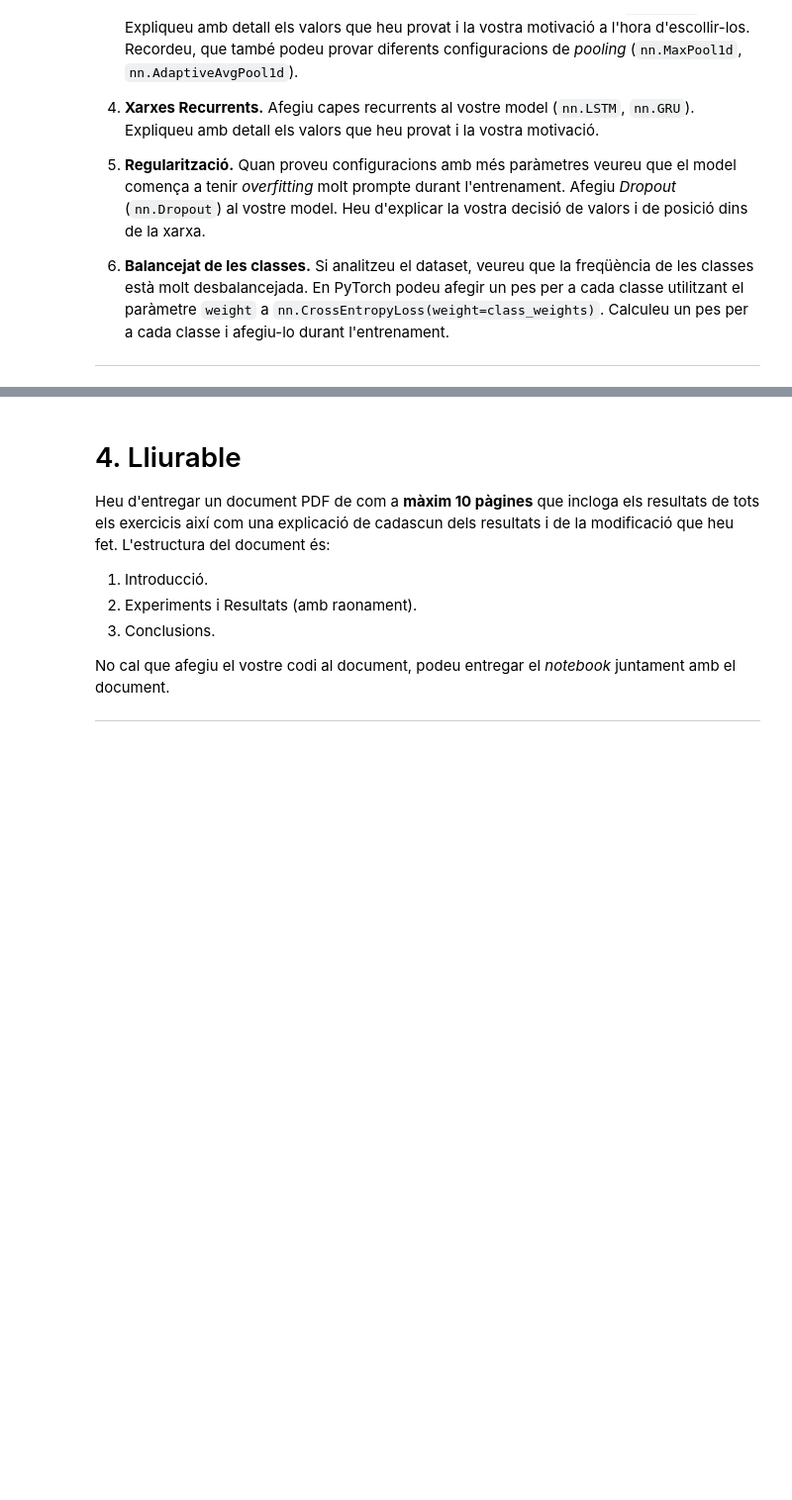
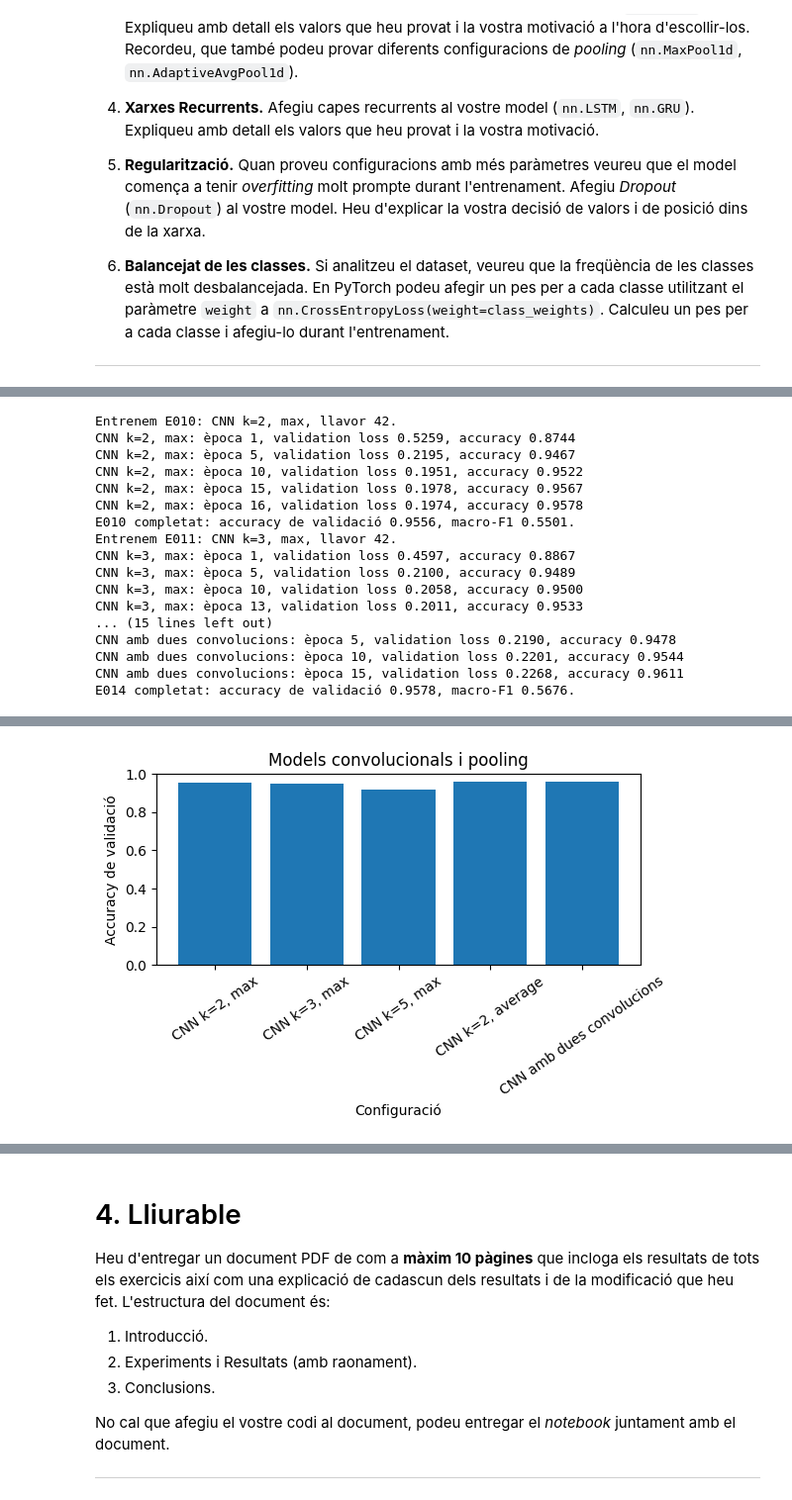
Before and after one commit to IlyasO6/TVD, a Jupyter notebook: p2/Intent_recognition/P2_1_alumnes.ipynb, the cells around one changed output, grey strips where cells are left out. Shown at 99% size. Drawn from its saved outputs; the diff is of its cells as text; code cells hidden in the pictures; blank space fills up the shorter version.

```diff
--- a/p2/Intent_recognition/P2_1_alumnes.ipynb
+++ b/p2/Intent_recognition/P2_1_alumnes.ipynb
@@ -1729,0 +1309,35 @@ Final test reserved. No test accuracy has been calculated for exercise 5.
+# %%
+def executa_cnn(segona_convolucio=True):
+    comuna = configuracio_comuna()
+    configs = [replace(comuna, name=f'CNN k={k}, max', phase='cnn', class_weights=False,
+                        model=Ex5ModelConfig(family='cnn', embedding_dim=comuna.model.embedding_dim,
+                                             kernel_size=k, filters=64, pooling='max')) for k in [2, 3, 5]]
+    ids = executa_grup(configs)
+    millor = config_experiment(millor_identificador(ids))
+    configs.append(replace(millor, name=f'CNN k={millor.model.kernel_size}, average', phase='cnn',
+                           model=replace(millor.model, pooling='avg')))
+    if segona_convolucio:
+        configs.append(replace(millor, name='CNN amb dues convolucions', phase='cnn',
+                               model=replace(millor.model, conv_layers=2)))
+    executa_pla('cnn', configs)
+    return mostra_apartat('cnn')
+# %%
+taula_cnn = executa_cnn(segona_convolucio=True)
+# %% [output]
+Entrenem E010: CNN k=2, max, llavor 42.
+CNN k=2, max: època 1, validation loss 0.5259, accuracy 0.8744
+CNN k=2, max: època 5, validation loss 0.2195, accuracy 0.9467
+CNN k=2, max: època 10, validation loss 0.1951, accuracy 0.9522
+CNN k=2, max: època 15, validation loss 0.1978, accuracy 0.9567
+CNN k=2, max: època 16, validation loss 0.1974, accuracy 0.9578
+E010 completat: accuracy de validació 0.9556, macro-F1 0.5501.
+Entrenem E011: CNN k=3, max, llavor 42.
+CNN k=3, max: època 1, validation loss 0.4597, accuracy 0.8867
+CNN k=3, max: època 5, validation loss 0.2100, accuracy 0.9489
+CNN k=3, max: època 10, validation loss 0.2058, accuracy 0.9500
+CNN k=3, max: època 13, validation loss 0.2011, accuracy 0.9533
+... (15 lines left out)
+CNN amb dues convolucions: època 5, validation loss 0.2190, accuracy 0.9478
+CNN amb dues convolucions: època 10, validation loss 0.2201, accuracy 0.9544
+CNN amb dues convolucions: època 15, validation loss 0.2268, accuracy 0.9611
+E014 completat: accuracy de validació 0.9578, macro-F1 0.5676.
@@ -1729,0 +1350 @@ Final test reserved. No test accuracy has been calculated for exercise 5.
+[figure, added]
```
Also changed, not shown: parts of 72 cells of this notebook, 1 other file.
